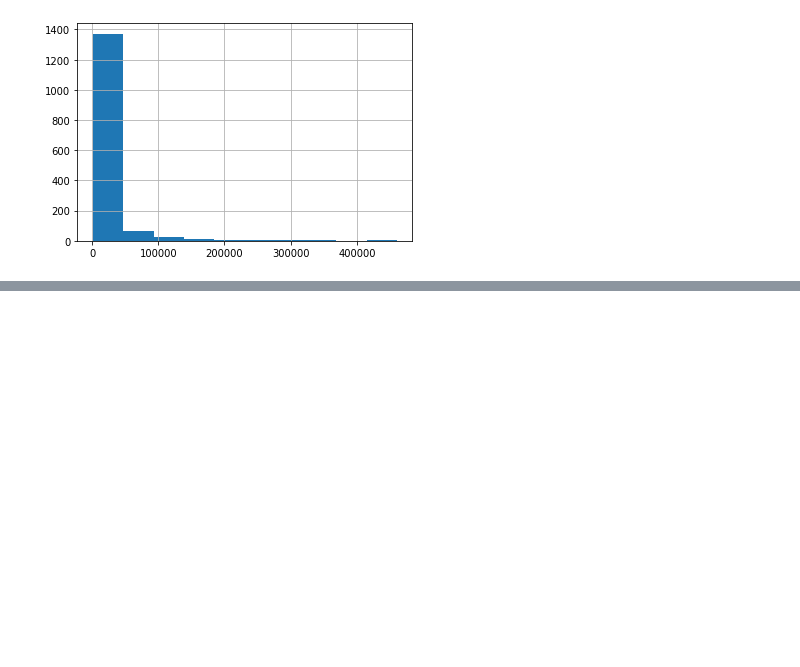
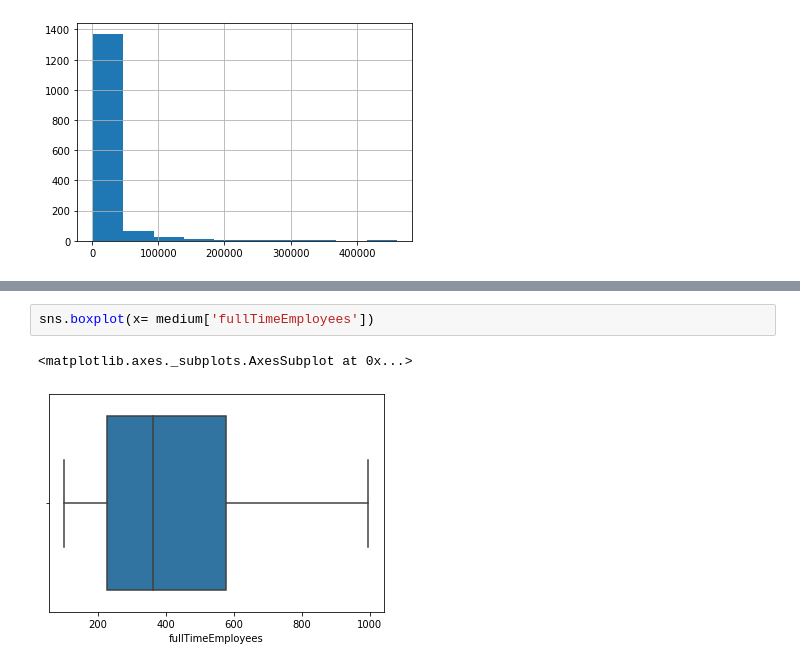
Before and after one commit to ipatel467/Stock-Market-Analysis, a Jupyter notebook: StocksP2.ipynb, the cells around one changed output, grey strips where cells are left out. Cells and saved outputs as stored; diff of their text form; blank space fills up the shorter version.

```diff
--- a/StocksP2.ipynb
+++ b/StocksP2.ipynb
@@ -376,0 +390,5 @@ large['fullTimeEmployees'].hist()
+# %%
+sns.boxplot(x= medium['fullTimeEmployees'])
+# %% [output]
+<matplotlib.axes._subplots.AxesSubplot at 0x...>
+[figure, added]
```
Also changed, not shown: parts of 14 cells of this notebook.
